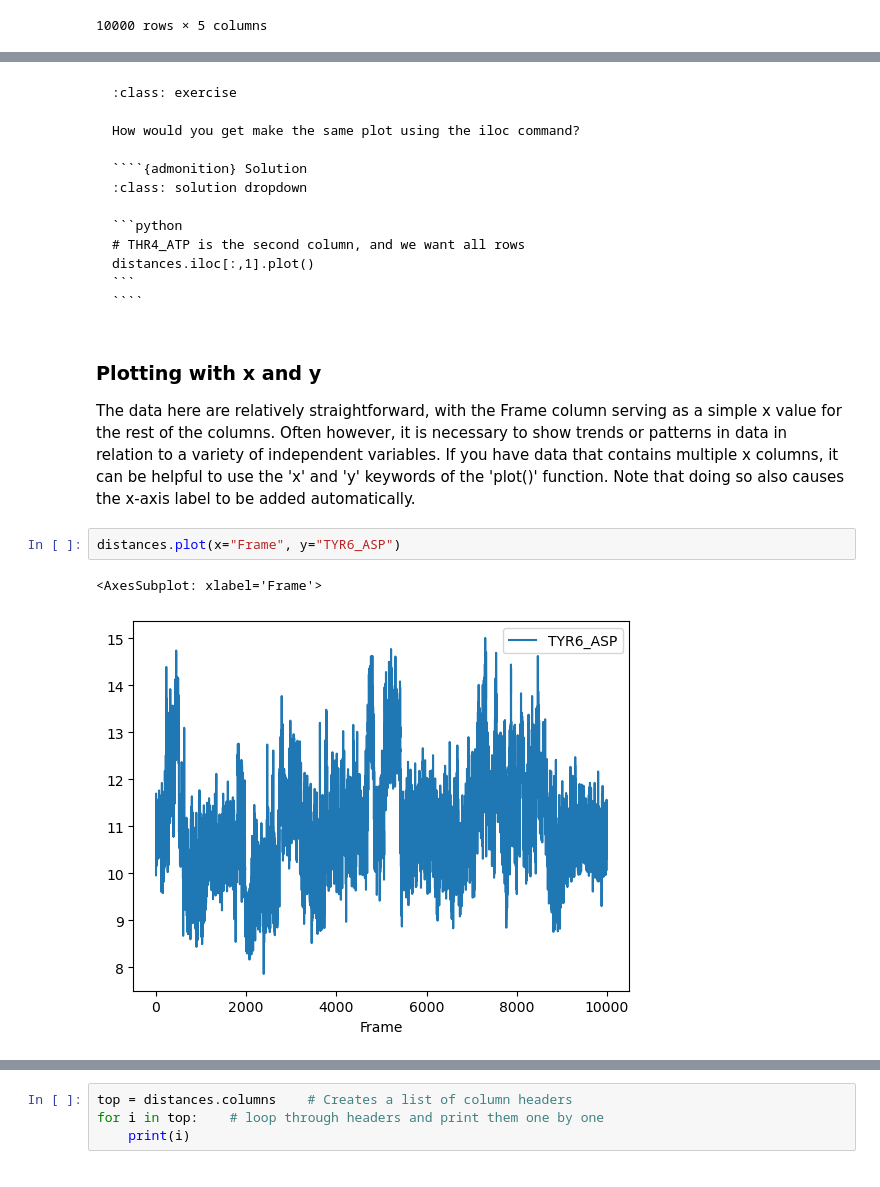
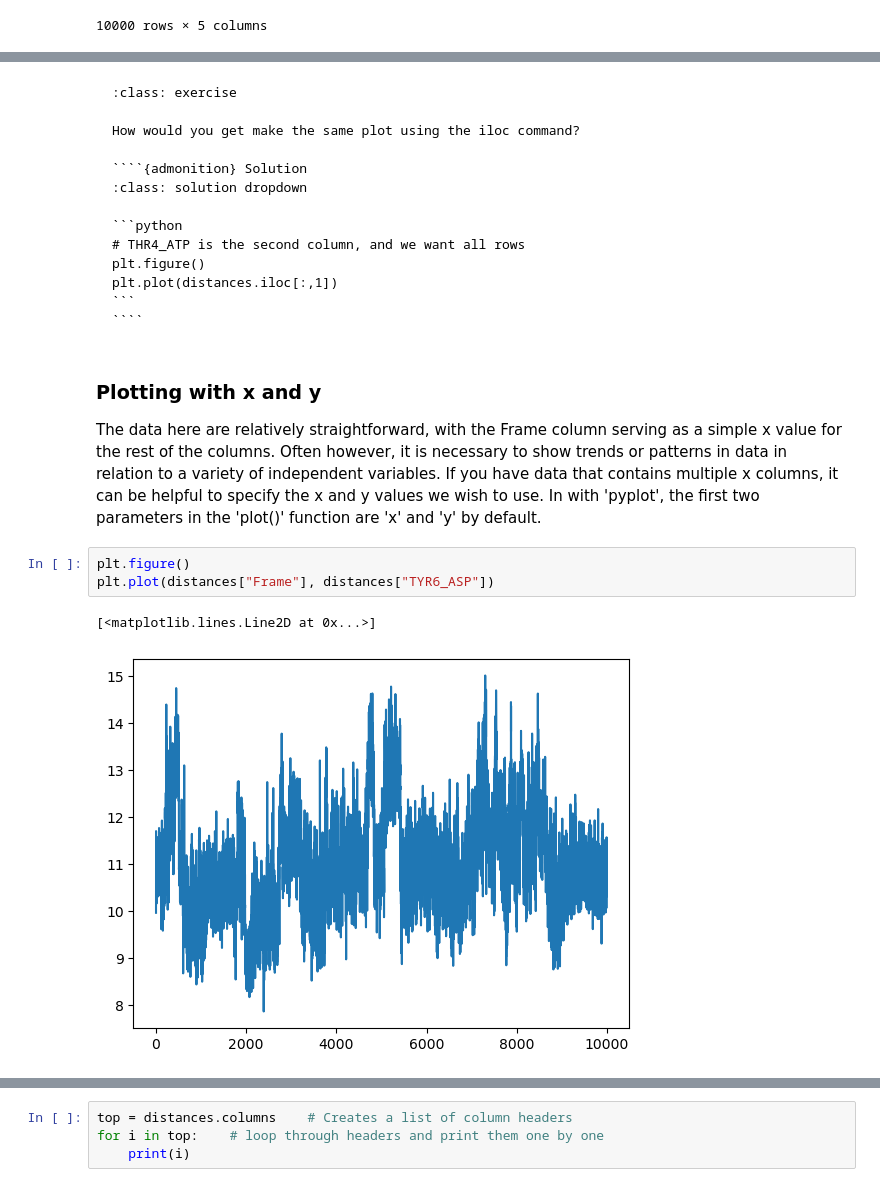
Before and after one commit to CSULA-MolSSI-PREC/intro-python-website, a Jupyter notebook: book/05-plotting-pandas.ipynb, the cells around one changed output, grey strips where cells are left out. Drawn from its saved outputs; the diff is of its cells as text.

`````diff
--- a/book/05-plotting-pandas.ipynb
+++ b/book/05-plotting-pandas.ipynb
@@ -67,6 +71,7 @@ How would you get make the same plot using the iloc command?
 
 ```python
 # THR4_ATP is the second column, and we want all rows
-distances.iloc[:,1].plot()
+plt.figure()
+plt.plot(distances.iloc[:,1])
 ```
 ````
@@ -74,9 +79,10 @@ distances.iloc[:,1].plot()
 # %% [markdown]
 ### Plotting with x and y
 
-The data here are relatively straightforward, with the Frame column serving as a simple x value for the rest of the columns.  Often however, it is necessary to show trends or patterns in data in relation to a variety of independent variables.  If you have data that contains multiple x columns, it can be helpful to use the 'x' and 'y' keywords of the 'plot()' function.  Note that doing so also causes the x-axis label to be added automatically.
+The data here are relatively straightforward, with the Frame column serving as a simple x value for the rest of the columns.  Often however, it is necessary to show trends or patterns in data in relation to a variety of independent variables.  If you have data that contains multiple x columns, it can be helpful to specify the x and y values we wish to use.  In with 'pyplot', the first two parameters in the 'plot()' function are 'x' and 'y' by default.
-# %%
-distances.plot(x="Frame", y="TYR6_ASP")
-# %% [output]
-<AxesSubplot: xlabel='Frame'>
-[figure, removed]
+# %%
+plt.figure()
+plt.plot(distances["Frame"], distances["TYR6_ASP"])
+# %% [output]
+[<matplotlib.lines.Line2D at 0x...>]
+[figure, added]
`````
Also changed, not shown: parts of 39 cells of this notebook, 1 other file.
